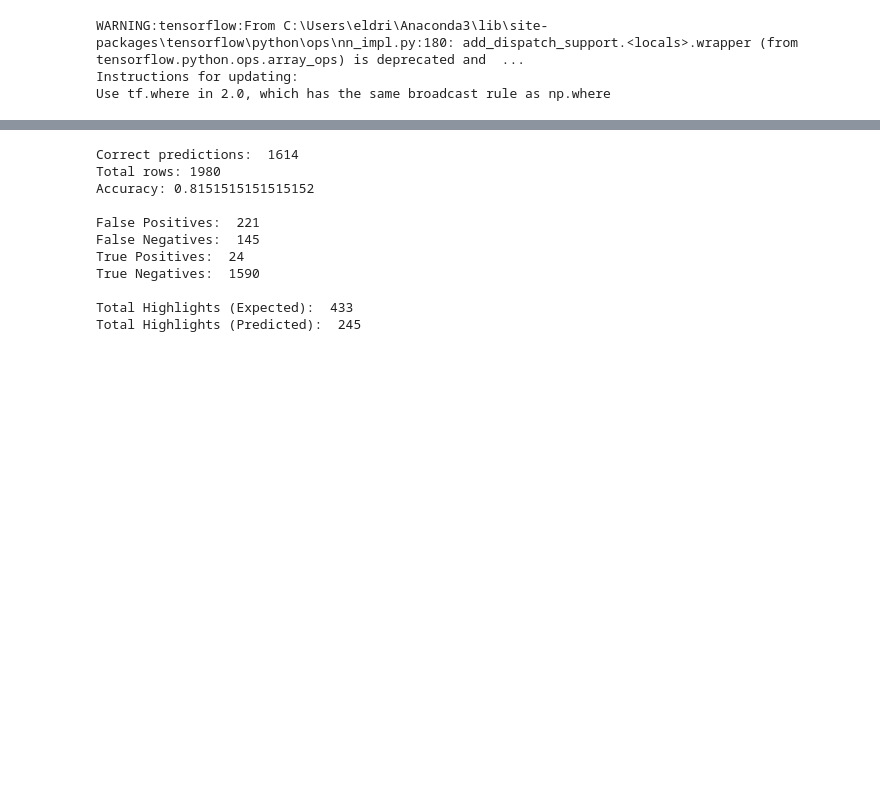
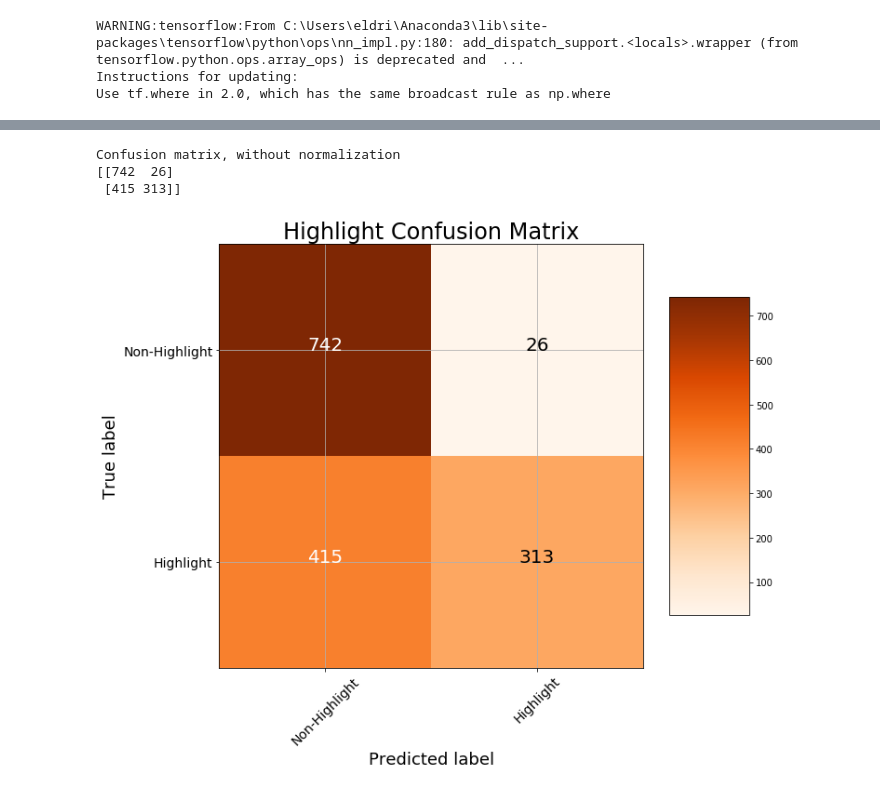
Before and after one commit to mattlianje/climactic, a Jupyter notebook: highlight-model/NN-experiments.ipynb, the cells around one changed output, grey strips where cells are left out. Cells and saved outputs as stored; diff of their text form; code cells hidden in the pictures; blank space fills up the shorter version.

```diff
--- a/highlight-model/NN-experiments.ipynb
+++ b/highlight-model/NN-experiments.ipynb
@@ -110,7 +110,7 @@ plt.show()
 # We could assign a threshold - any point that has a greater probability of being a highlight than the threshold will be classified as a highlight
 
 predictions = []
-threshold = 0.33
+threshold = 0.8
 for i in range(len(predictions_p)):
     if predictions_p[i] >= threshold:
         predictions.append(1)
@@ -125,41 +124,0 @@ plt.show()
-# %%
-# OPTION 1 gives us the following results:
-correct_prediction, false_positives, false_negatives, true_positives, true_negatives = 0, 0, 0, 0, 0
-
-for i in range(len(y_test.index)):
-    if predictions[i] == y.loc[i, 'isHighlight']:
-        correct_prediction += 1
-
-    if predictions[i] == 1 and y.loc[i, 'isHighlight'] == 1:
-        true_positives += 1
-    elif predictions[i] == 0 and y.loc[i, 'isHighlight'] == 0:
-        true_negatives += 1
-    elif predictions[i] == 1 and y.loc[i, 'isHighlight'] == 0:
-        false_positives += 1
-    elif predictions[i] == 0 and y.loc[i, 'isHighlight'] == 1:
-        false_negatives += 1
-
-print()
-print('Correct predictions: ', correct_prediction)
-print('Total rows:', len(X_test.index))
-print('Accuracy:', (correct_prediction/len(X_test.index)))
-print()
-print('False Positives: ', false_positives)
-print('False Negatives: ', false_negatives)
-print('True Positives: ', true_positives)
-print('True Negatives: ', true_negatives)
-print()
-print('Total Highlights (Expected): ', y_test['isHighlight'].values.tolist().count(1))
-print('Total Highlights (Predicted): ', false_positives + true_positives)
-# %% [output]
-Correct predictions:  1614
-Total rows: 1980
-Accuracy: 0.8151515151515152
-
-False Positives:  221
-False Negatives:  145
-True Positives:  24
-True Negatives:  1590
-
-Total Highlights (Expected):  433
-Total Highlights (Predicted):  245
@@ -166,3 +165,14 @@ Total Highlights (Predicted):  245
+# %%
+# OPTION 1 gives us the following results:
+# Output Confusion Matrix given function above
+cm = confusion_matrix(y_test, predictions)
+plot_confusion_matrix(cm, classes = ['Non-Highlight', 'Highlight'],
+                      title = 'Highlight Confusion Matrix')
+# %% [output]
+Confusion matrix, without normalization
+[[742  26]
+ [415 313]]
+[figure, added]
 # %%
 # OPTION 2
 # Just use a function that automatically predicts classes - this is the same as having a threshold of 0.5
```
Also changed, not shown: parts of 15 cells of this notebook.
